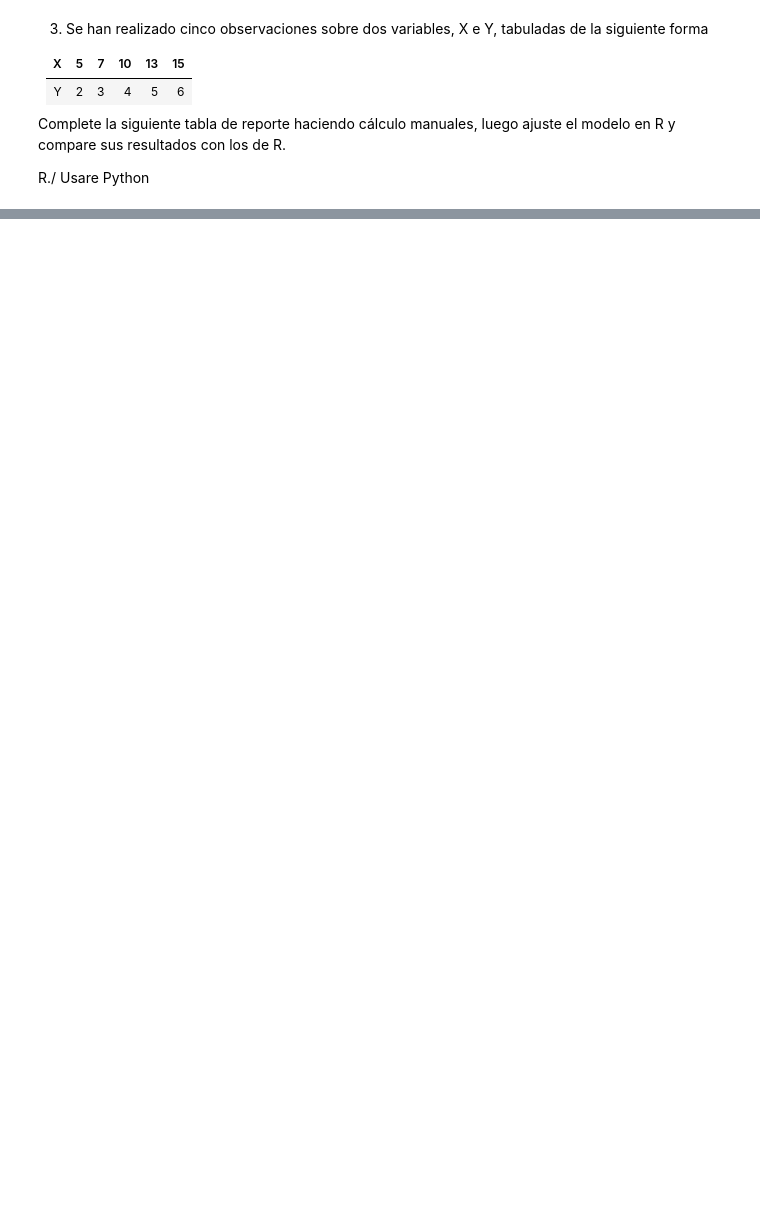
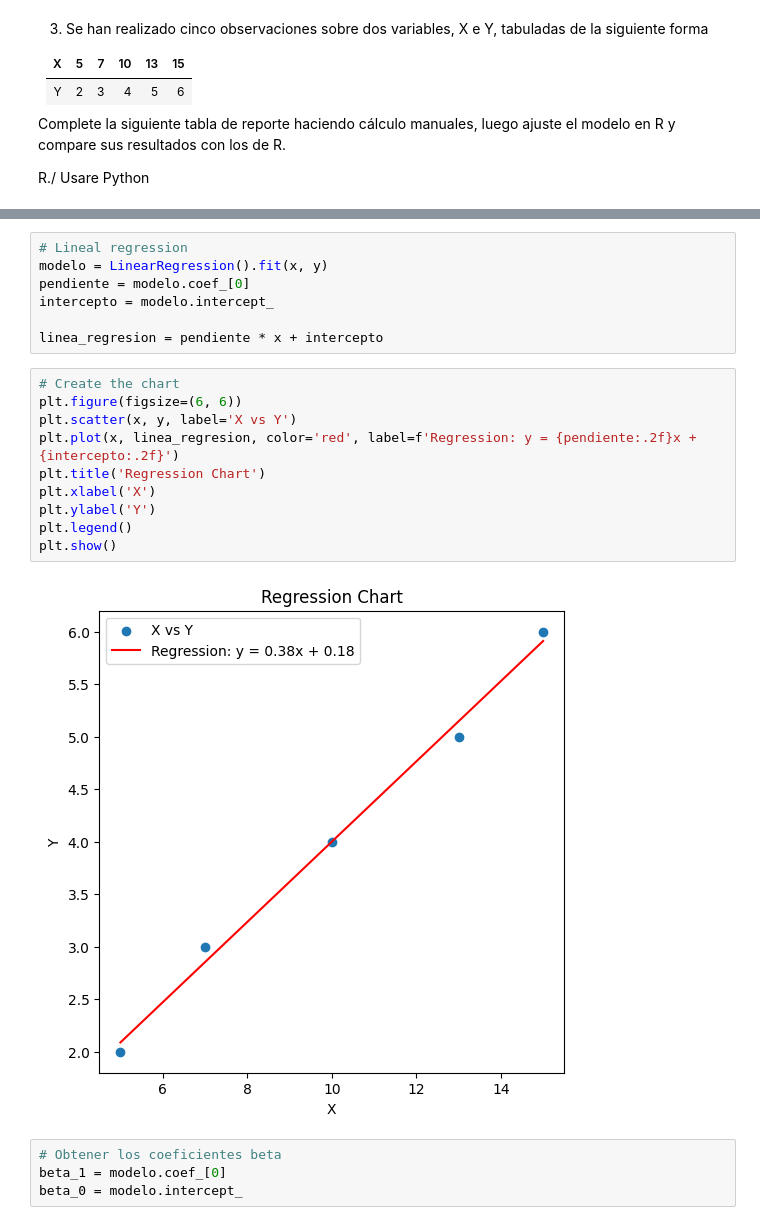
Before and after one commit to oecorrechag/regression, a Jupyter notebook: notebooks/01_seccion/1.1 Introduccion/1.1.4 Activities2.ipynb, the cells around one changed output, grey strips where cells are left out. Drawn from its saved outputs; the diff is of its cells as text; blank space fills up the shorter version.

```diff
--- a/notebooks/01_seccion/1.1 Introduccion/1.1.4 Activities2.ipynb
+++ b/notebooks/01_seccion/1.1 Introduccion/1.1.4 Activities2.ipynb
@@ -49,0 +86,23 @@ R./ Usare Python
+# %%
+# Lineal regression
+modelo = LinearRegression().fit(x, y)
+pendiente = modelo.coef_[0]
+intercepto = modelo.intercept_
+
+linea_regresion = pendiente * x + intercepto
+# %%
+# Create the chart
+plt.figure(figsize=(6, 6))
+plt.scatter(x, y, label='X vs Y')
+plt.plot(x, linea_regresion, color='red', label=f'Regression: y = {pendiente:.2f}x + {intercepto:.2f}')
+plt.title('Regression Chart')
+plt.xlabel('X')
+plt.ylabel('Y')
+plt.legend()
+plt.show()
+# %% [output]
+[figure, added]
+# %%
+# Obtener los coeficientes beta
+beta_1 = modelo.coef_[0]
+beta_0 = modelo.intercept_
```
Also changed, not shown: parts of 9 cells of this notebook.
